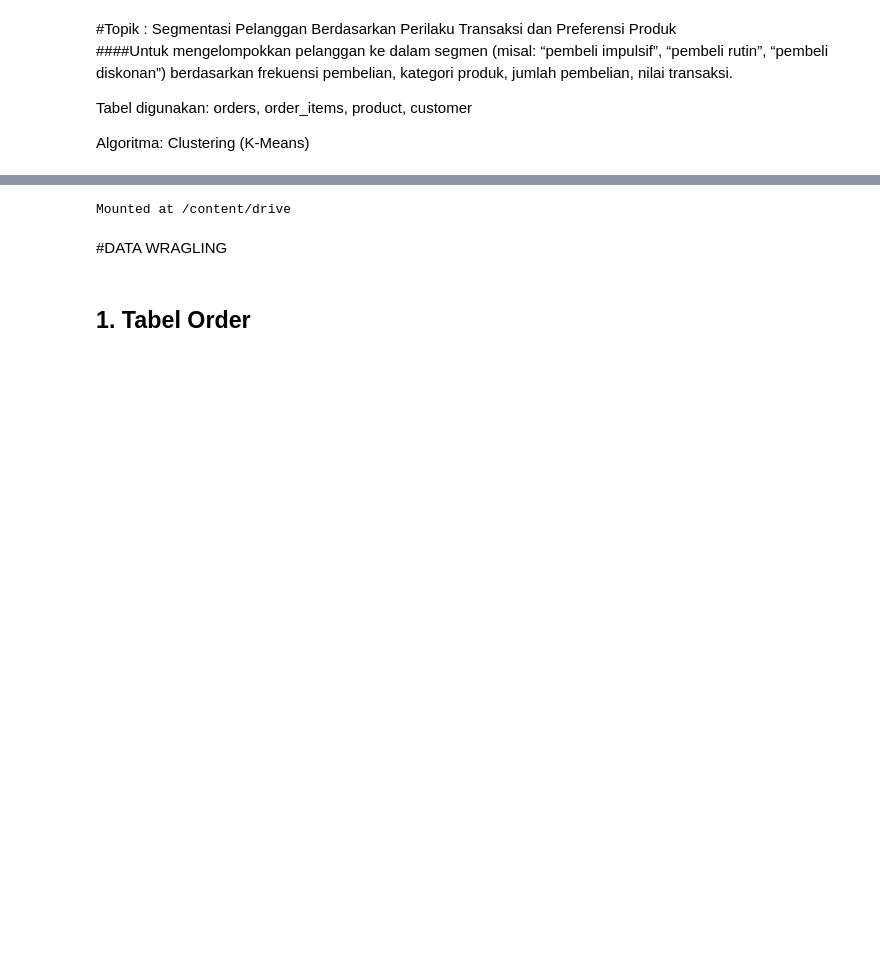
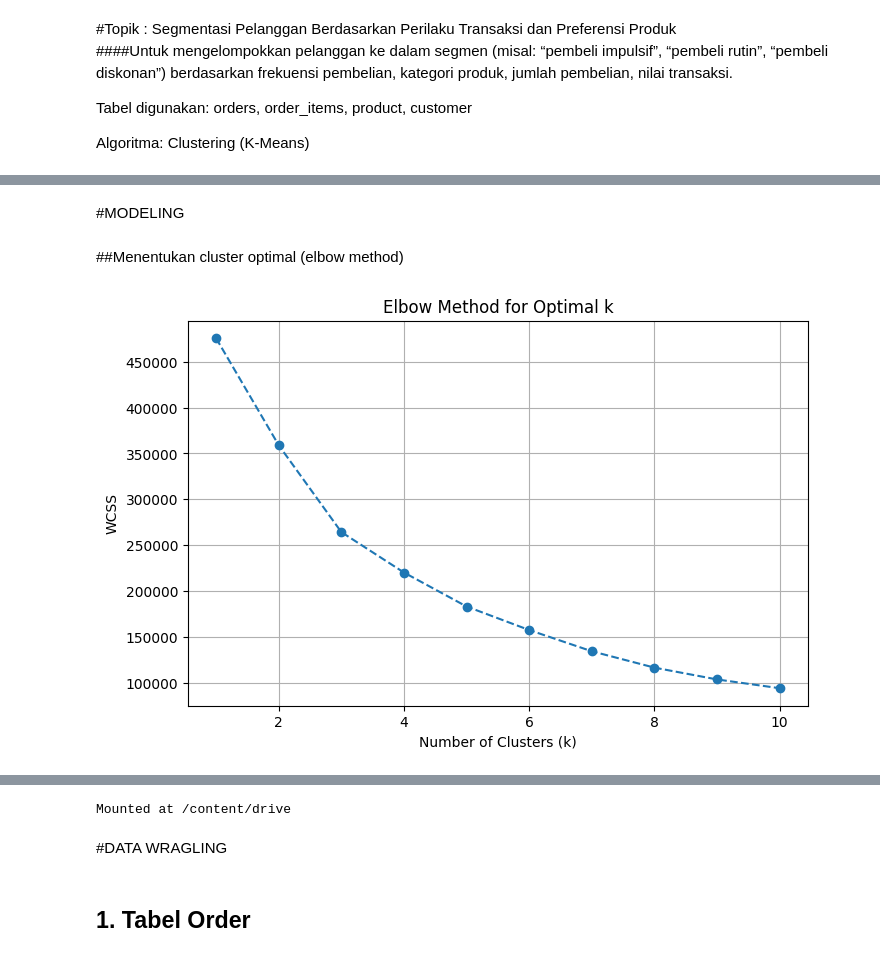
Before and after one commit to JohanaOktaviaRamadhani/kmeans-customer-segmentation, a Jupyter notebook: Tugas.ipynb, the cells around one changed output, grey strips where cells are left out. Saved outputs shown, nothing was run; the diff lists cells and outputs as text; code cells hidden in the pictures; blank space fills up the shorter version.

```diff
--- a/Tugas.ipynb
+++ b/Tugas.ipynb
@@ -7,0 +522,20 @@ Algoritma: Clustering (K-Means)
+# %%
+features_to_scale = [
+    'num_orders',
+    'num_items',
+    'total_spent',
+    'avg_spent_per_order',
+    'avg_freight_value',
+    'num_categories',
+    'purchase_span_days',
+    'avg_order_interval'
+]
+
+from sklearn.preprocessing import StandardScaler
+
+# Inisialisasi scaler
+scaler = StandardScaler()
+
+# Scaling hanya untuk fitur yang terpilih
+agg_data_scaled = agg_data.copy()
+agg_data_scaled[features_to_scale] = scaler.fit_transform(agg_data[features_to_scale])
@@ -7,0 +554,30 @@ Algoritma: Clustering (K-Means)
+# %% [markdown]
+#MODELING
+# %% [markdown]
+##Menentukan cluster optimal (elbow method)
+# %%
+from sklearn.cluster import KMeans
+import matplotlib.pyplot as plt
+
+# Pilih hanya fitur hasil scaling
+X = agg_data_scaled[features_to_scale]
+
+# Hitung WCSS untuk berbagai nilai k
+wcss = []
+K_range = range(1, 11)
+
+for k in K_range:
+    kmeans = KMeans(n_clusters=k, random_state=42, n_init=10)
+    kmeans.fit(X)
+    wcss.append(kmeans.inertia_)
+
+# Plot Elbow
+plt.figure(figsize=(8, 5))
+plt.plot(K_range, wcss, marker='o', linestyle='--')
+plt.title('Elbow Method for Optimal k')
+plt.xlabel('Number of Clusters (k)')
+plt.ylabel('WCSS')
+plt.grid(True)
+plt.show()
+# %% [output]
+[figure, added]
```
Also changed, not shown: parts of 102 cells of this notebook.
